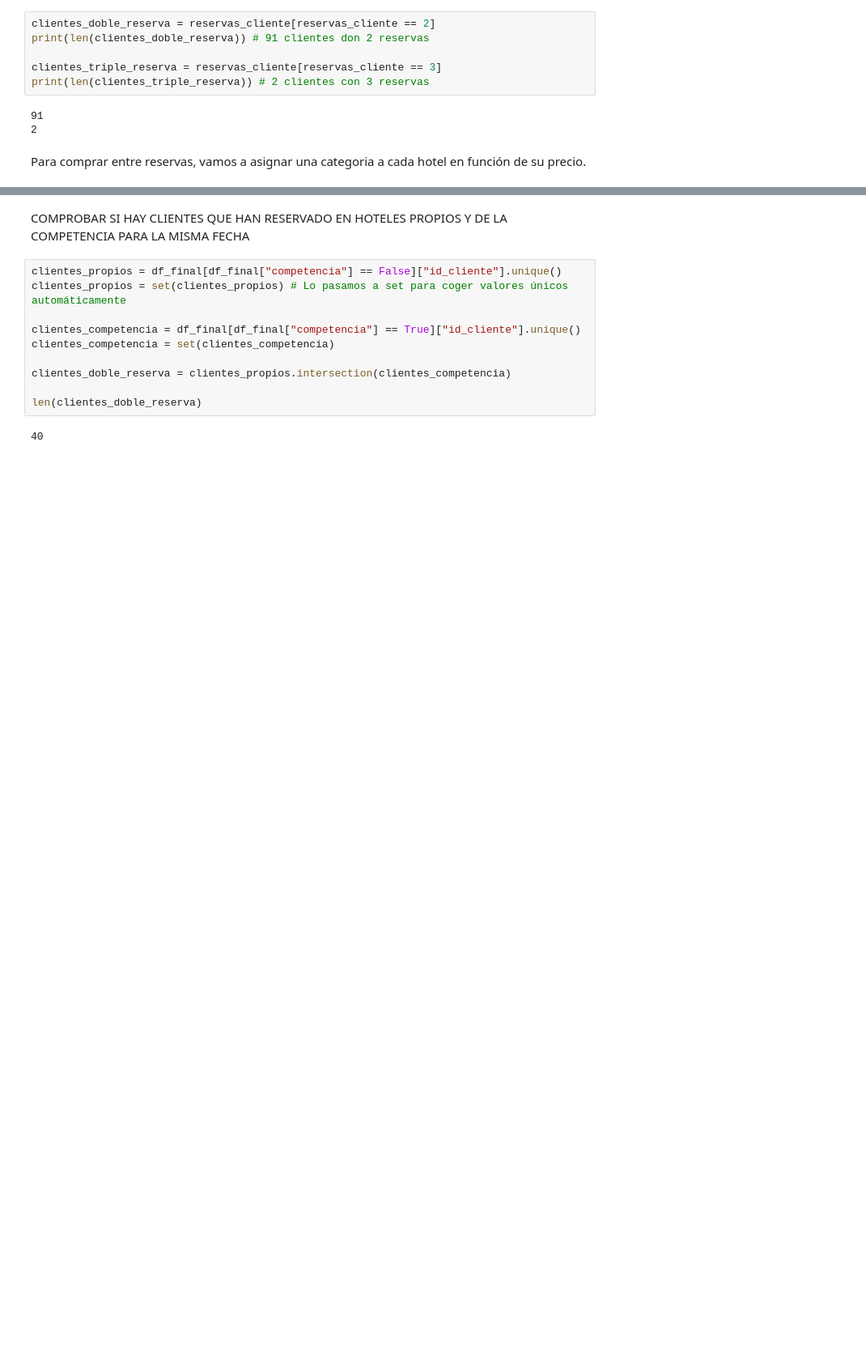
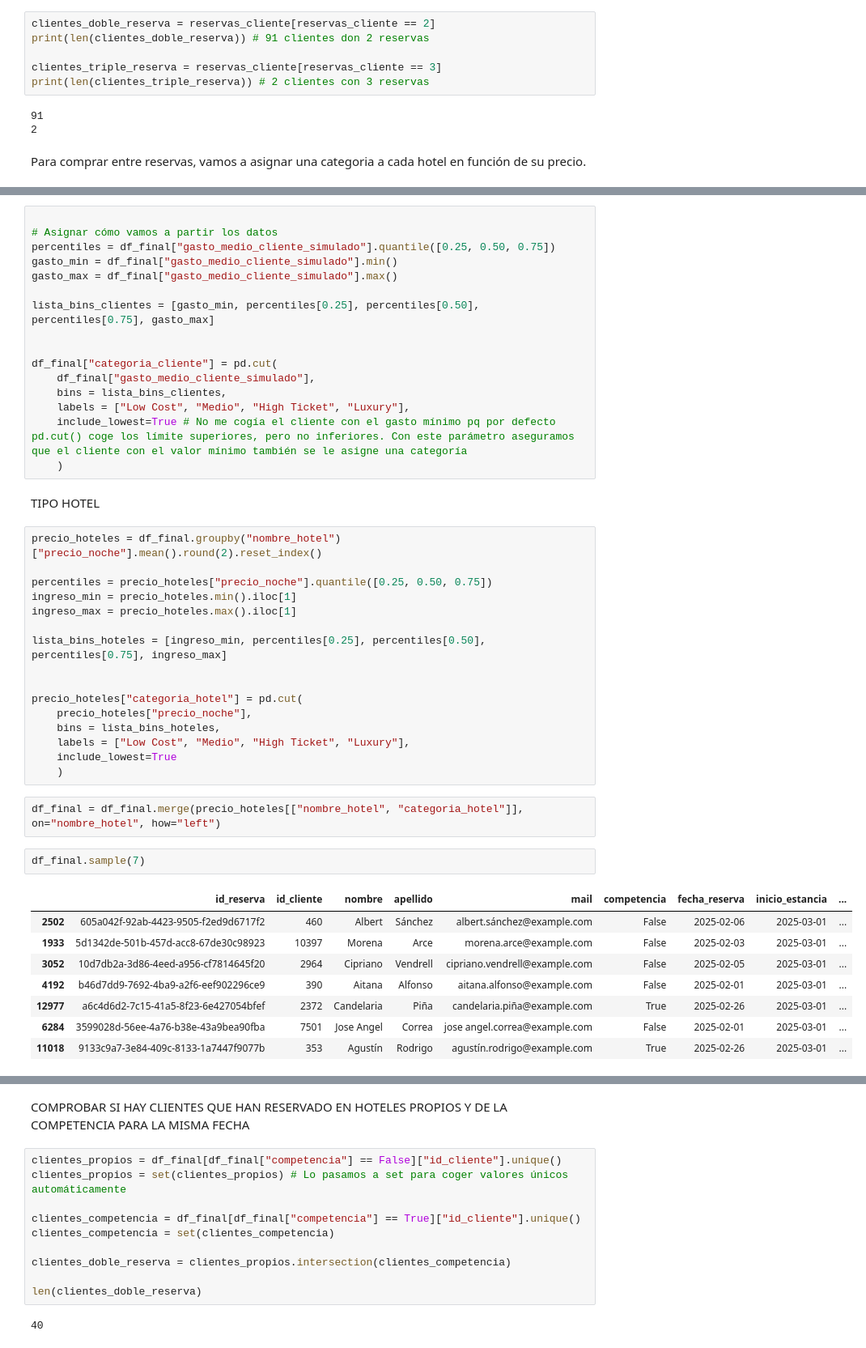
Before and after one commit to Vic4s/ETL_Hoteles, a Jupyter notebook: notebook_limpio/final_limpio.ipynb, the cells around one changed output, grey strips where cells are left out. Shown at 81% size. Cells and saved outputs as stored; diff of their text form; blank space fills up the shorter version.

```diff
--- a/notebook_limpio/final_limpio.ipynb
+++ b/notebook_limpio/final_limpio.ipynb
@@ -196,0 +239,47 @@ Para comprar entre reservas, vamos a asignar una categoria a cada hotel en funci
+# %%
+
+# Asignar cómo vamos a partir los datos
+percentiles = df_final["gasto_medio_cliente_simulado"].quantile([0.25, 0.50, 0.75])
+gasto_min = df_final["gasto_medio_cliente_simulado"].min()
+gasto_max = df_final["gasto_medio_cliente_simulado"].max()
+
+lista_bins_clientes = [gasto_min, percentiles[0.25], percentiles[0.50], percentiles[0.75], gasto_max]
+
+
+df_final["categoria_cliente"] = pd.cut(
+    df_final["gasto_medio_cliente_simulado"],
+    bins = lista_bins_clientes,
+    labels = ["Low Cost", "Medio", "High Ticket", "Luxury"],
+    include_lowest=True # No me cogía el cliente con el gasto mínimo pq por defecto pd.cut() coge los límite superiores, pero no inferiores. Con este parámetro aseguramos que el cliente con el valor mínimo también se le asigne una categoría
+    )
+# %% [markdown]
+TIPO HOTEL
+# %%
+precio_hoteles = df_final.groupby("nombre_hotel")["precio_noche"].mean().round(2).reset_index()
+
+percentiles = precio_hoteles["precio_noche"].quantile([0.25, 0.50, 0.75])
+ingreso_min = precio_hoteles.min().iloc[1]
+ingreso_max = precio_hoteles.max().iloc[1]
+
+lista_bins_hoteles = [ingreso_min, percentiles[0.25], percentiles[0.50], percentiles[0.75], ingreso_max]
+
+
+precio_hoteles["categoria_hotel"] = pd.cut(
+    precio_hoteles["precio_noche"],
+    bins = lista_bins_hoteles,
+    labels = ["Low Cost", "Medio", "High Ticket", "Luxury"],
+    include_lowest=True
+    )
+# %%
+df_final = df_final.merge(precio_hoteles[["nombre_hotel", "categoria_hotel"]], on="nombre_hotel", how="left")
+# %%
+df_final.sample(7)
+# %% [output]
+|  | id_reserva | id_cliente | nombre | apellido | mail | competencia | fecha_reserva | inicio_estancia | ... |
+| 2502 | 605a042f-92ab-4423-9505-f2ed9d6717f2 | 460 | Albert | Sánchez | albert.sánchez@example.com | False | 2025-02-06 | 2025-03-01 | ... |
+| 1933 | 5d1342de-501b-457d-acc8-67de30c98923 | 10397 | Morena | Arce | morena.arce@example.com | False | 2025-02-03 | 2025-03-01 | ... |
+| 3052 | 10d7db2a-3d86-4eed-a956-cf7814645f20 | 2964 | Cipriano | Vendrell | cipriano.vendrell@example.com | False | 2025-02-05 | 2025-03-01 | ... |
+| 4192 | b46d7dd9-7692-4ba9-a2f6-eef902296ce9 | 390 | Aitana | Alfonso | aitana.alfonso@example.com | False | 2025-02-01 | 2025-03-01 | ... |
+| 12977 | a6c4d6d2-7c15-41a5-8f23-6e427054bfef | 2372 | Candelaria | Piña | candelaria.piña@example.com | True | 2025-02-26 | 2025-03-01 | ... |
+| 6284 | 3599028d-56ee-4a76-b38e-43a9bea90fba | 7501 | Jose Angel | Correa | jose angel.correa@example.com | False | 2025-02-01 | 2025-03-01 | ... |
+| 11018 | 9133c9a7-3e84-409c-8133-1a7447f9077b | 353 | Agustín | Rodrigo | agustín.rodrigo@example.com | True | 2025-02-26 | 2025-03-01 | ... |
```
Also changed, not shown: parts of 19 cells of this notebook, 1 other file.
